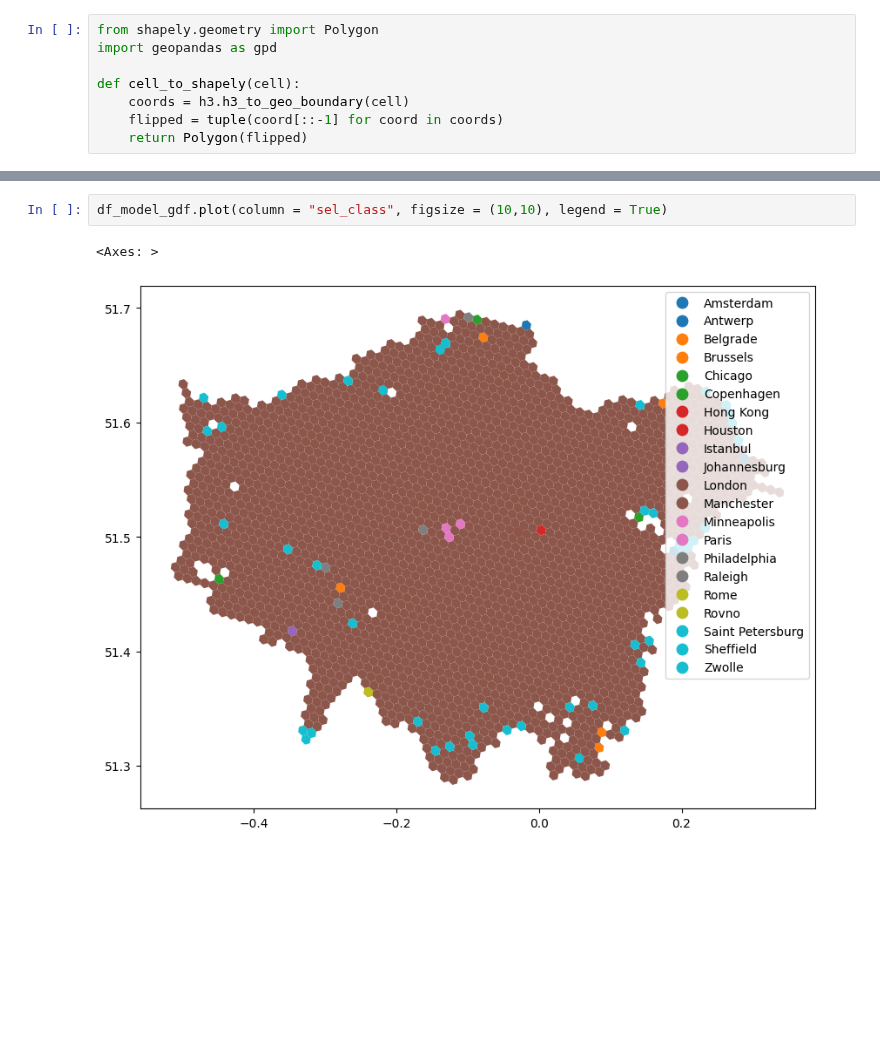
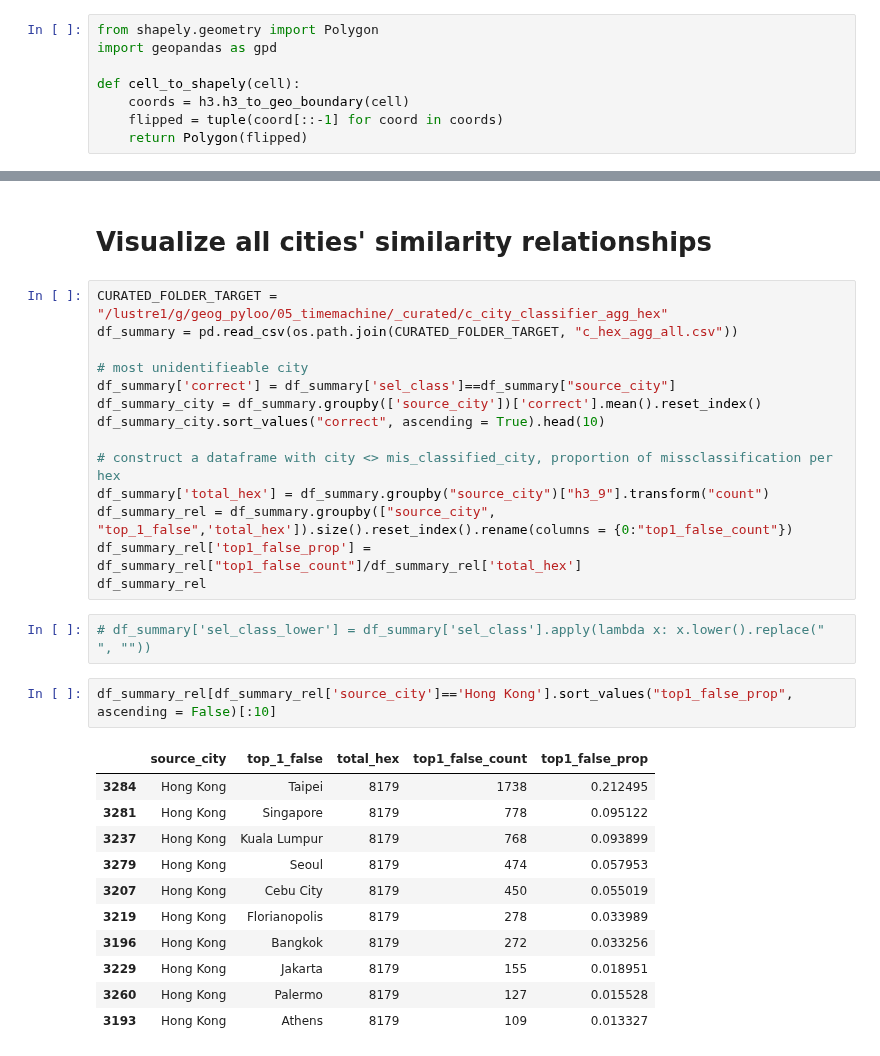
Before and after one commit to brookefzy/uvi-time-machine, a Jupyter notebook: _script/A-city-never-was/06_summarize_prediction.ipynb, the cells around one changed output, grey strips where cells are left out. Cells and saved outputs as stored; diff of their text form; blank space fills up the shorter version.

```diff
--- a/_script/A-city-never-was/06_summarize_prediction.ipynb
+++ b/_script/A-city-never-was/06_summarize_prediction.ipynb
@@ -190,5 +275,32 @@ df_sel_gdf.plot(column = "correct_prop", figsize = (10,10), legend = True)
-# %%
-df_model_gdf.plot(column = "sel_class", figsize = (10,10), legend = True)
-# %% [output]
-<Axes: >
-[figure, removed]
+# %% [markdown]
+# Visualize all cities' similarity relationships
+# %%
+CURATED_FOLDER_TARGET = "/lustre1/g/geog_pyloo/05_timemachine/_curated/c_city_classifier_agg_hex"
+df_summary = pd.read_csv(os.path.join(CURATED_FOLDER_TARGET, "c_hex_agg_all.csv"))
+
+# most unidentifieable city
+df_summary['correct'] = df_summary['sel_class']==df_summary["source_city"]
+df_summary_city = df_summary.groupby(['source_city'])['correct'].mean().reset_index()
+df_summary_city.sort_values("correct", ascending = True).head(10)
+
+# construct a dataframe with city <> mis_classified_city, proportion of missclassification per hex
+df_summary['total_hex'] = df_summary.groupby("source_city")["h3_9"].transform("count")
+df_summary_rel = df_summary.groupby(["source_city", "top_1_false",'total_hex']).size().reset_index().rename(columns = {0:"top1_false_count"})
+df_summary_rel['top1_false_prop'] = df_summary_rel["top1_false_count"]/df_summary_rel['total_hex']
+df_summary_rel
+# %%
+# df_summary['sel_class_lower'] = df_summary['sel_class'].apply(lambda x: x.lower().replace(" ", ""))
+# %%
+df_summary_rel[df_summary_rel['source_city']=='Hong Kong'].sort_values("top1_false_prop", ascending = False)[:10]
+# %% [output]
+|  | source_city | top_1_false | total_hex | top1_false_count | top1_false_prop |
+| 3284 | Hong Kong | Taipei | 8179 | 1738 | 0.212495 |
+| 3281 | Hong Kong | Singapore | 8179 | 778 | 0.095122 |
+| 3237 | Hong Kong | Kuala Lumpur | 8179 | 768 | 0.093899 |
+| 3279 | Hong Kong | Seoul | 8179 | 474 | 0.057953 |
+| 3207 | Hong Kong | Cebu City | 8179 | 450 | 0.055019 |
+| 3219 | Hong Kong | Florianopolis | 8179 | 278 | 0.033989 |
+| 3196 | Hong Kong | Bangkok | 8179 | 272 | 0.033256 |
+| 3229 | Hong Kong | Jakarta | 8179 | 155 | 0.018951 |
+| 3260 | Hong Kong | Palermo | 8179 | 127 | 0.015528 |
+| 3193 | Hong Kong | Athens | 8179 | 109 | 0.013327 |
```
Also changed, not shown: parts of 23 cells of this notebook, 2 other files.
